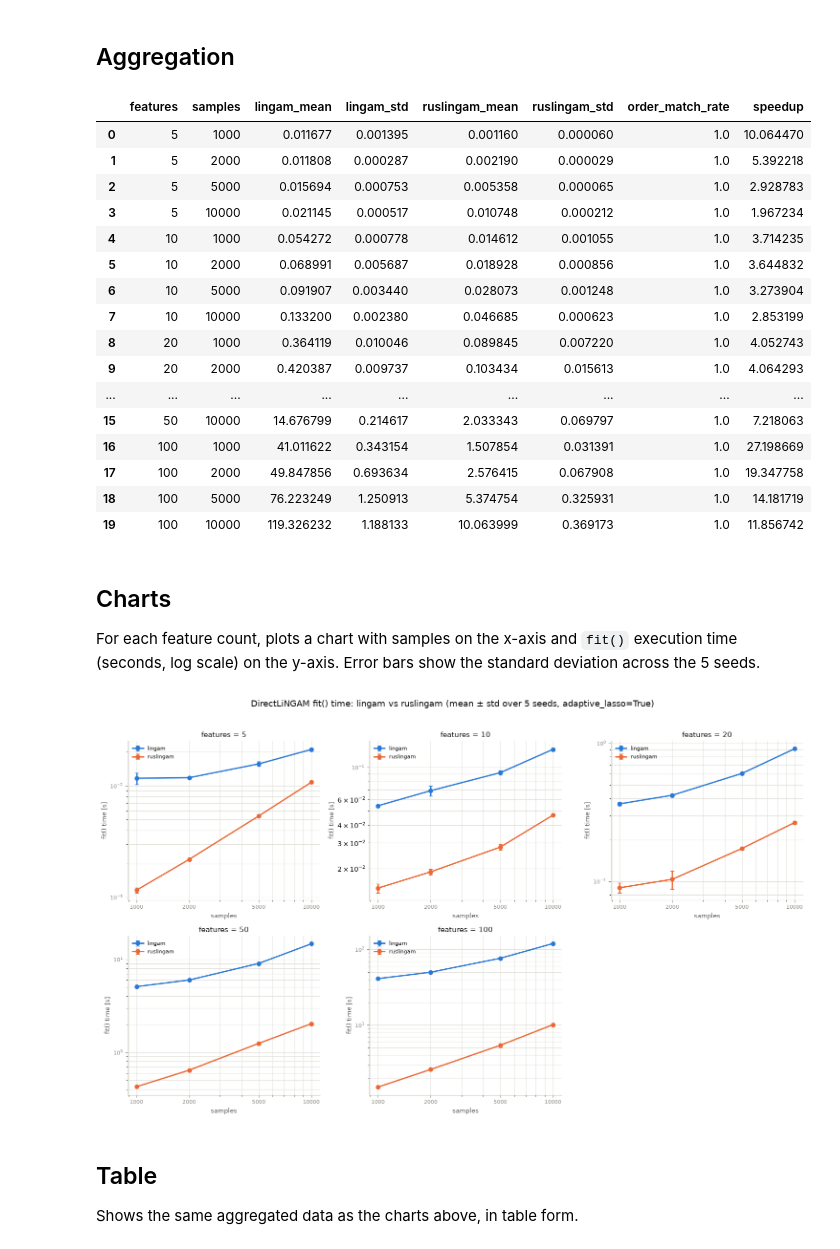
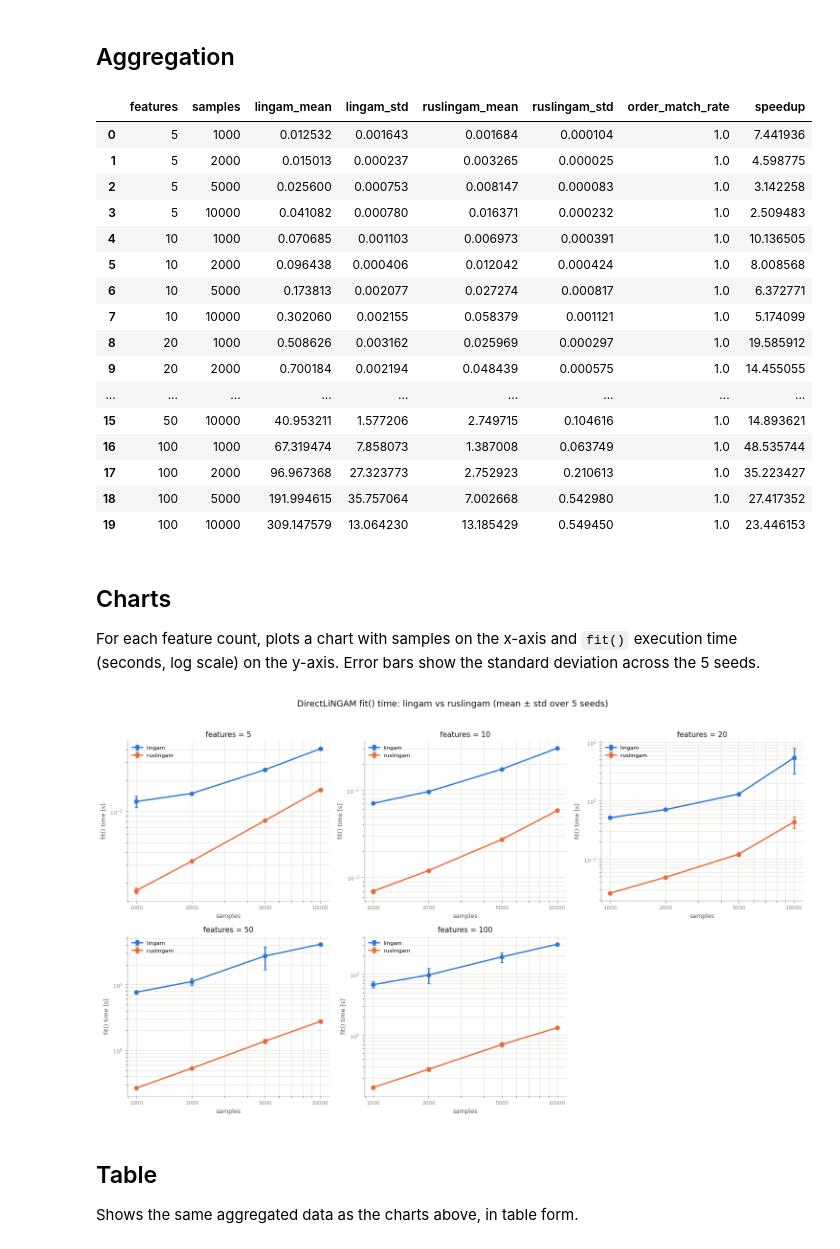
Before and after one commit to ikeuchi-screen/ruslingam, a Jupyter notebook: benchmarks/direct_lingam_notebook.ipynb, the cells around one changed output. Drawn from its saved outputs; the diff is of its cells as text; code cells hidden in the pictures.

```diff
--- a/benchmarks/direct_lingam_notebook.ipynb
+++ b/benchmarks/direct_lingam_notebook.ipynb
@@ -106,11 +103,11 @@ for p in FEATURE_SIZES:
             X = make_sem(seed, n, p)
 
             t0 = time.perf_counter()
-            ref_model = lingam.DirectLiNGAM(adaptive_lasso=ADAPTIVE_LASSO).fit(X)
+            ref_model = lingam.DirectLiNGAM().fit(X)
             ref_time = time.perf_counter() - t0
 
             t0 = time.perf_counter()
-            rus_model = ruslingam.DirectLiNGAM(adaptive_lasso=ADAPTIVE_LASSO).fit(X)
+            rus_model = ruslingam.DirectLiNGAM().fit(X)
             rus_time = time.perf_counter() - t0
 
             match = list(map(int, ref_model.causal_order_)) == list(map(int, rus_model.causal_order_))
@@ -181,22 +178,22 @@ summary["speedup"] = summary["lingam_mean"] / summary["ruslingam_mean"]
 summary
 # %% [output]
 |  | features | samples | lingam_mean | lingam_std | ruslingam_mean | ruslingam_std | order_match_rate | speedup |
-| 0 | 5 | 1000 | 0.011677 | 0.001395 | 0.001160 | 0.000060 | 1.0 | 10.064470 |
-| 1 | 5 | 2000 | 0.011808 | 0.000287 | 0.002190 | 0.000029 | 1.0 | 5.392218 |
-| 2 | 5 | 5000 | 0.015694 | 0.000753 | 0.005358 | 0.000065 | 1.0 | 2.928783 |
-| 3 | 5 | 10000 | 0.021145 | 0.000517 | 0.010748 | 0.000212 | 1.0 | 1.967234 |
-| 4 | 10 | 1000 | 0.054272 | 0.000778 | 0.014612 | 0.001055 | 1.0 | 3.714235 |
-| 5 | 10 | 2000 | 0.068991 | 0.005687 | 0.018928 | 0.000856 | 1.0 | 3.644832 |
-| 6 | 10 | 5000 | 0.091907 | 0.003440 | 0.028073 | 0.001248 | 1.0 | 3.273904 |
-| 7 | 10 | 10000 | 0.133200 | 0.002380 | 0.046685 | 0.000623 | 1.0 | 2.853199 |
-| 8 | 20 | 1000 | 0.364119 | 0.010046 | 0.089845 | 0.007220 | 1.0 | 4.052743 |
-| 9 | 20 | 2000 | 0.420387 | 0.009737 | 0.103434 | 0.015613 | 1.0 | 4.064293 |
+| 0 | 5 | 1000 | 0.012532 | 0.001643 | 0.001684 | 0.000104 | 1.0 | 7.441936 |
+| 1 | 5 | 2000 | 0.015013 | 0.000237 | 0.003265 | 0.000025 | 1.0 | 4.598775 |
+| 2 | 5 | 5000 | 0.025600 | 0.000753 | 0.008147 | 0.000083 | 1.0 | 3.142258 |
+| 3 | 5 | 10000 | 0.041082 | 0.000780 | 0.016371 | 0.000232 | 1.0 | 2.509483 |
+| 4 | 10 | 1000 | 0.070685 | 0.001103 | 0.006973 | 0.000391 | 1.0 | 10.136505 |
+| 5 | 10 | 2000 | 0.096438 | 0.000406 | 0.012042 | 0.000424 | 1.0 | 8.008568 |
+| 6 | 10 | 5000 | 0.173813 | 0.002077 | 0.027274 | 0.000817 | 1.0 | 6.372771 |
+| 7 | 10 | 10000 | 0.302060 | 0.002155 | 0.058379 | 0.001121 | 1.0 | 5.174099 |
+| 8 | 20 | 1000 | 0.508626 | 0.003162 | 0.025969 | 0.000297 | 1.0 | 19.585912 |
+| 9 | 20 | 2000 | 0.700184 | 0.002194 | 0.048439 | 0.000575 | 1.0 | 14.455055 |
 | ... | ... | ... | ... | ... | ... | ... | ... | ... |
-| 15 | 50 | 10000 | 14.676799 | 0.214617 | 2.033343 | 0.069797 | 1.0 | 7.218063 |
-| 16 | 100 | 1000 | 41.011622 | 0.343154 | 1.507854 | 0.031391 | 1.0 | 27.198669 |
-| 17 | 100 | 2000 | 49.847856 | 0.693634 | 2.576415 | 0.067908 | 1.0 | 19.347758 |
-| 18 | 100 | 5000 | 76.223249 | 1.250913 | 5.374754 | 0.325931 | 1.0 | 14.181719 |
-| 19 | 100 | 10000 | 119.326232 | 1.188133 | 10.063999 | 0.369173 | 1.0 | 11.856742 |
+| 15 | 50 | 10000 | 40.953211 | 1.577206 | 2.749715 | 0.104616 | 1.0 | 14.893621 |
+| 16 | 100 | 1000 | 67.319474 | 7.858073 | 1.387008 | 0.063749 | 1.0 | 48.535744 |
+| 17 | 100 | 2000 | 96.967368 | 27.323773 | 2.752923 | 0.210613 | 1.0 | 35.223427 |
+| 18 | 100 | 5000 | 191.994615 | 35.757064 | 7.002668 | 0.542980 | 1.0 | 27.417352 |
+| 19 | 100 | 10000 | 309.147579 | 13.064230 | 13.185429 | 0.549450 | 1.0 | 23.446153 |
 # %% [markdown]
 ## Charts
 
@@ -225,35 +222,35 @@ for ax, p in zip(axes, FEATURE_SIZES):
     )
     ax.errorbar(
         sub["samples"], sub["ruslingam_mean"], yerr=sub["ruslingam_std"],
         marker="o", markersize=6, linewidth=2, color=COLOR_RUSLINGAM, label="ruslingam",
         capsize=3,
     )
     ax.set_xscale("log")
     ax.set_yscale("log")
     ax.set_xticks(SAMPLE_SIZES)
     ax.set_xticklabels([str(s) for s in SAMPLE_SIZES])
     ax.set_title(f"features = {p}", color=TEXT_PRIMARY, fontsize=11)
     ax.set_xlabel("samples", color=TEXT_SECONDARY, fontsize=9)
     ax.set_ylabel("fit() time [s]", color=TEXT_SECONDARY, fontsize=9)
     ax.grid(True, which="both", color=GRID_COLOR, linewidth=0.8)
     ax.spines["top"].set_visible(False)
     ax.spines["right"].set_visible(False)
     ax.spines["left"].set_color(AXIS_COLOR)
     ax.spines["bottom"].set_color(AXIS_COLOR)
     ax.tick_params(colors=TEXT_MUTED, labelsize=8)
     ax.legend(fontsize=8, frameon=False)
 
 for ax in axes[len(FEATURE_SIZES):]:
     ax.axis("off")
 
 fig.suptitle(
-    "DirectLiNGAM fit() time: lingam vs ruslingam (mean \u00b1 std over 5 seeds, adaptive_lasso=True)",
+    "DirectLiNGAM fit() time: lingam vs ruslingam (mean \u00b1 std over 5 seeds)",
     color=TEXT_PRIMARY, fontsize=13,
 )
 fig.tight_layout(rect=[0, 0, 1, 0.96])
 plt.show()
 # %% [output]
-[figure, old version]
+[figure, new version]
 # %% [markdown]
 ## Table
 
```
Also changed, not shown: parts of 6 cells of this notebook, 1 other file.
